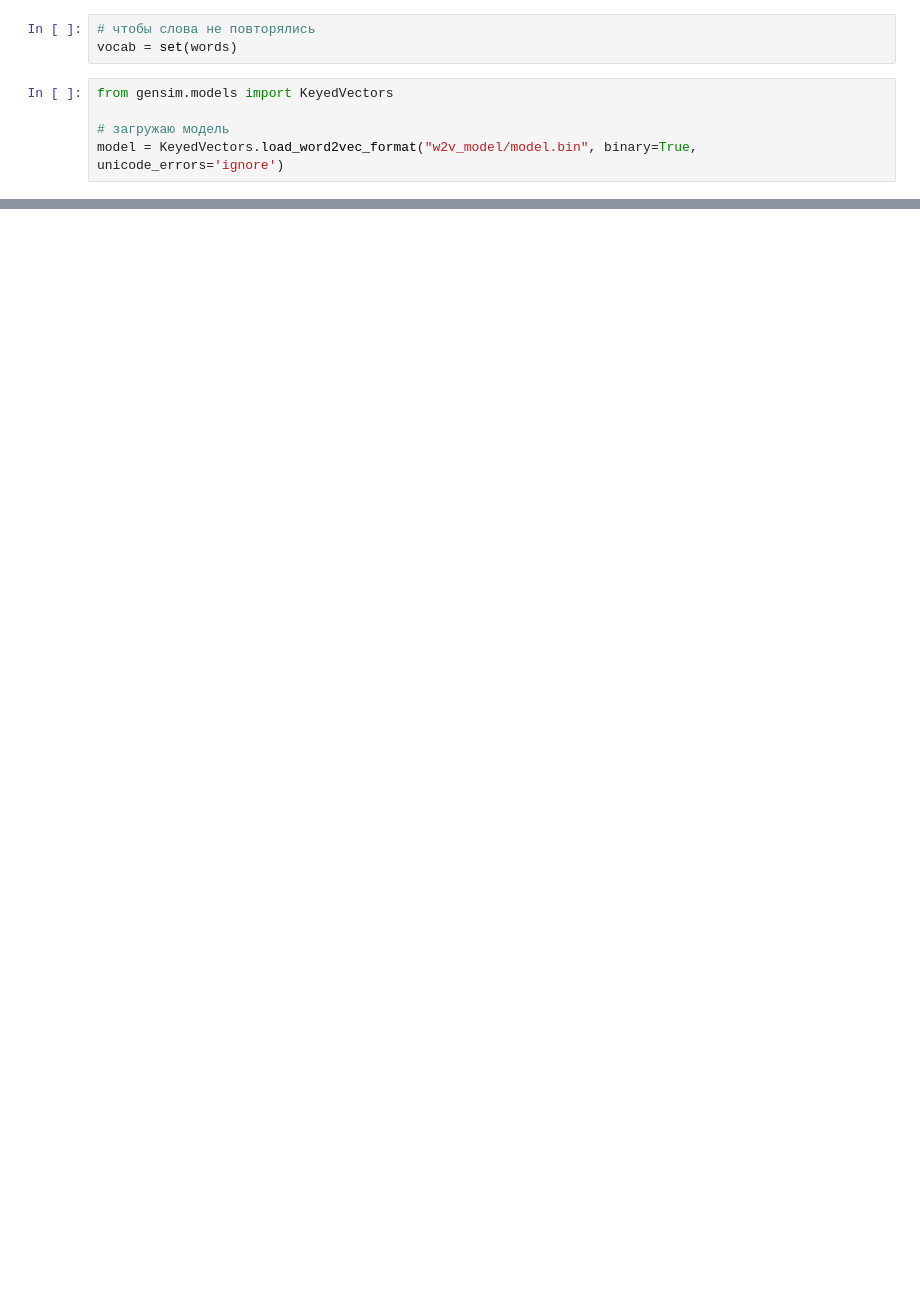
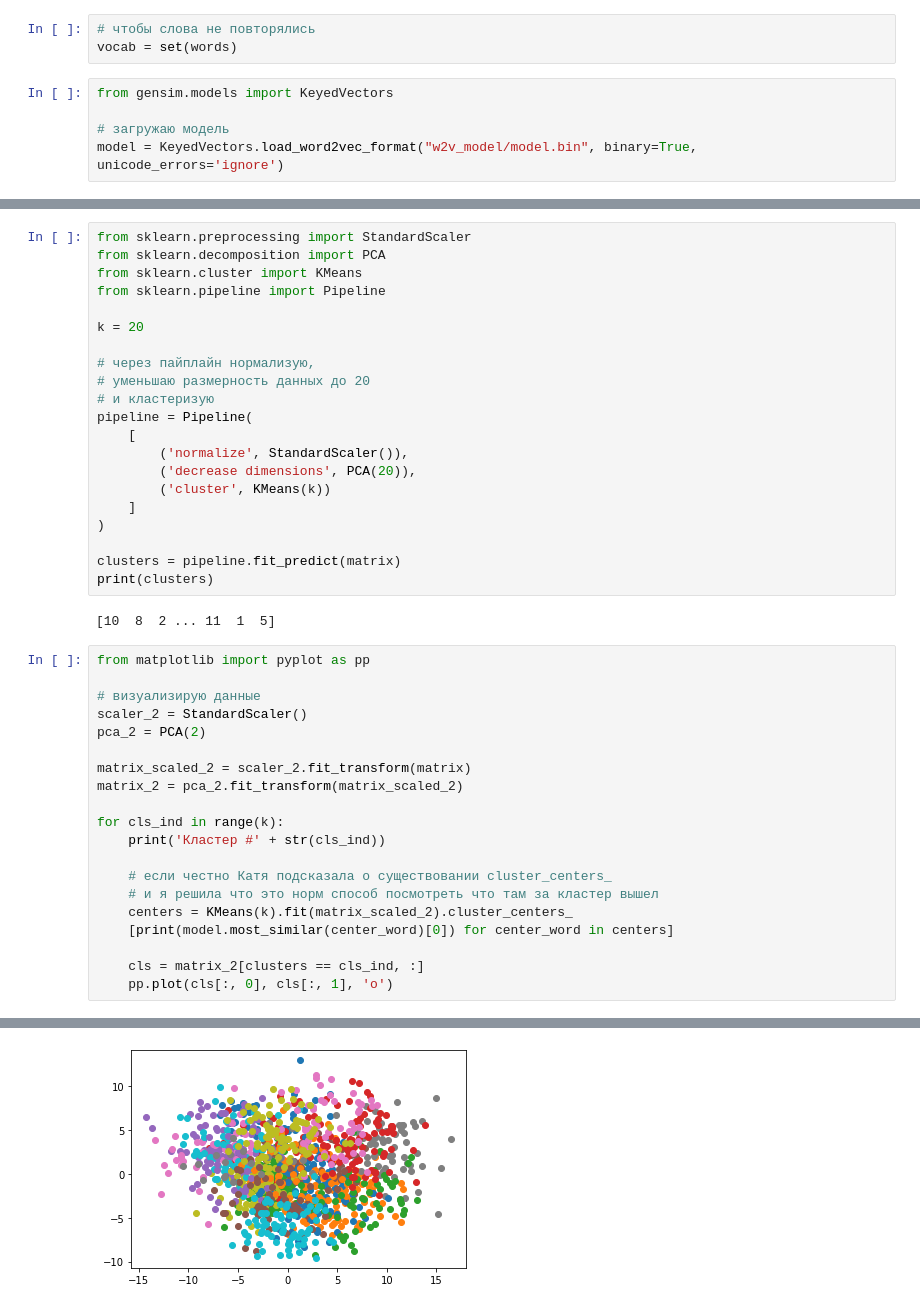
Before and after one commit to krendeleno/textProcessing, a Jupyter notebook: w2v.ipynb, the cells around one changed output, grey strips where cells are left out. Saved outputs shown, nothing was run; the diff lists cells and outputs as text; blank space fills up the shorter version.

```diff
--- a/w2v.ipynb
+++ b/w2v.ipynb
@@ -48,0 +54,44 @@ print(matrix[:10])
+# %%
+from sklearn.preprocessing import StandardScaler
+from sklearn.decomposition import PCA
+from sklearn.cluster import KMeans
+from sklearn.pipeline import Pipeline
+
+k = 20
+
+# через пайплайн нормализую,
+# уменьшаю размерность данных до 20
+# и кластеризую
+pipeline = Pipeline(
+    [
+        ('normalize', StandardScaler()),
+        ('decrease dimensions', PCA(20)),
+        ('cluster', KMeans(k))
+    ]
+)
+
+clusters = pipeline.fit_predict(matrix)
+print(clusters)
+# %% [output]
+[10  8  2 ... 11  1  5]
+# %%
+from matplotlib import pyplot as pp
+
+# визуализирую данные
+scaler_2 = StandardScaler()
+pca_2 = PCA(2)
+
+matrix_scaled_2 = scaler_2.fit_transform(matrix)
+matrix_2 = pca_2.fit_transform(matrix_scaled_2)
+
+for cls_ind in range(k):
+    print('Кластер #' + str(cls_ind))
+
+    # если честно Катя подсказала о существовании cluster_centers_
+    # и я решила что это норм способ посмотреть что там за кластер вышел
+    centers = KMeans(k).fit(matrix_scaled_2).cluster_centers_
+    [print(model.most_similar(center_word)[0]) for center_word in centers]
+
+    cls = matrix_2[clusters == cls_ind, :]
+    pp.plot(cls[:, 0], cls[:, 1], 'o')
+# %% [output]
@@ -48,0 +115 @@ print(matrix[:10])
+[figure, added]
```
Also changed, not shown: parts of 3 cells of this notebook.
